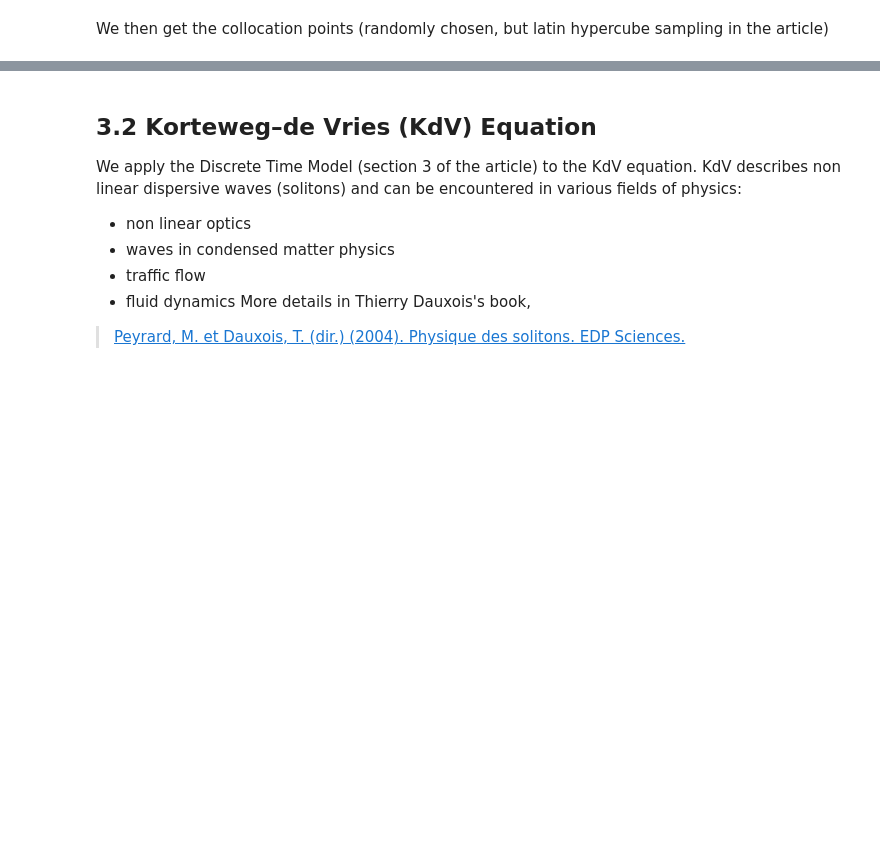
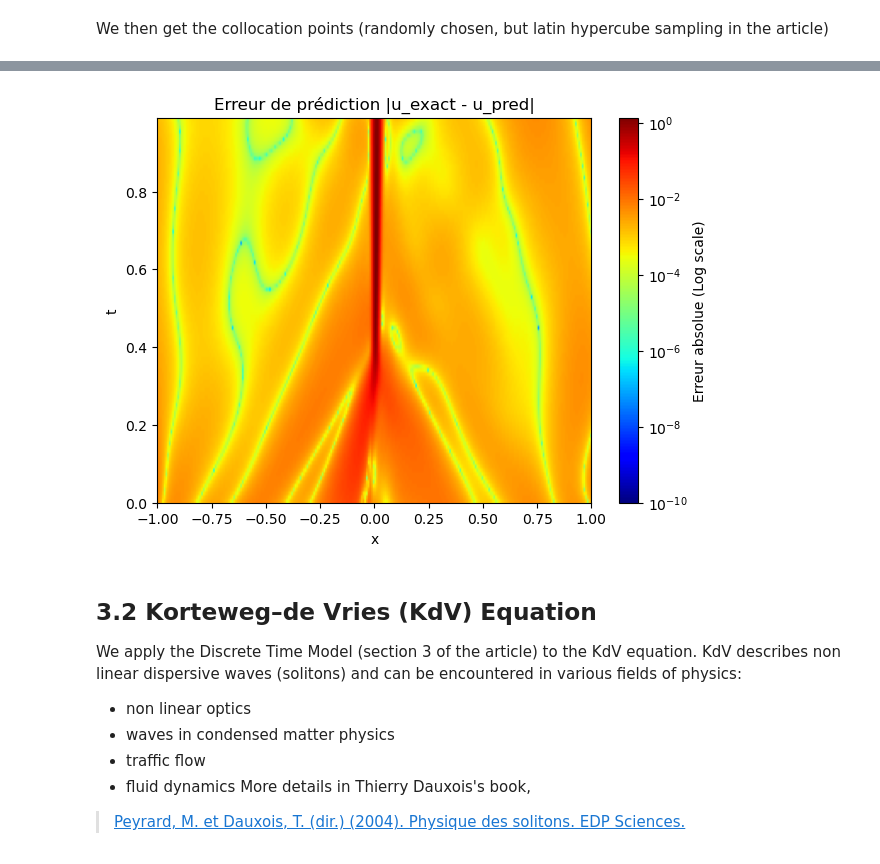
Before and after one commit to ayoub-dhibi-ENSL/pinn_review, a Jupyter notebook: notes.ipynb, the cells around one changed output, grey strips where cells are left out. Cells and saved outputs as stored; diff of their text form; code cells hidden in the pictures; blank space fills up the shorter version.

Commit message:
Correction erreur affichage

```diff
--- a/notes.ipynb
+++ b/notes.ipynb
@@ -470,3 +468,23 @@ plt.show()
+# %%
+from matplotlib.colors import LogNorm
+
+error_u = np.abs(u_exact - U_pred_grid)
+
+plt.figure(figsize=(7, 5))
+plt.imshow(error_u,
+           extent=[x.min(), x.max(), t.min(), t.max()],
+           origin='lower',
+           aspect='auto',
+           cmap='jet',
+           norm=LogNorm(vmin=1e-10, vmax=error_u.max()))
+
+plt.colorbar(label='Erreur absolue (Log scale)')
+plt.title('Erreur de prédiction |u_exact - u_pred|')
+plt.xlabel('x')
+plt.ylabel('t')
+plt.show()
+# %% [output]
+[figure, added]
 # %% [markdown]
 ## 3.2 Korteweg–de Vries (KdV) Equation
 We apply the Discrete Time Model (section 3 of the article) to the KdV equation.
```
Also changed, not shown: parts of 11 cells of this notebook.
